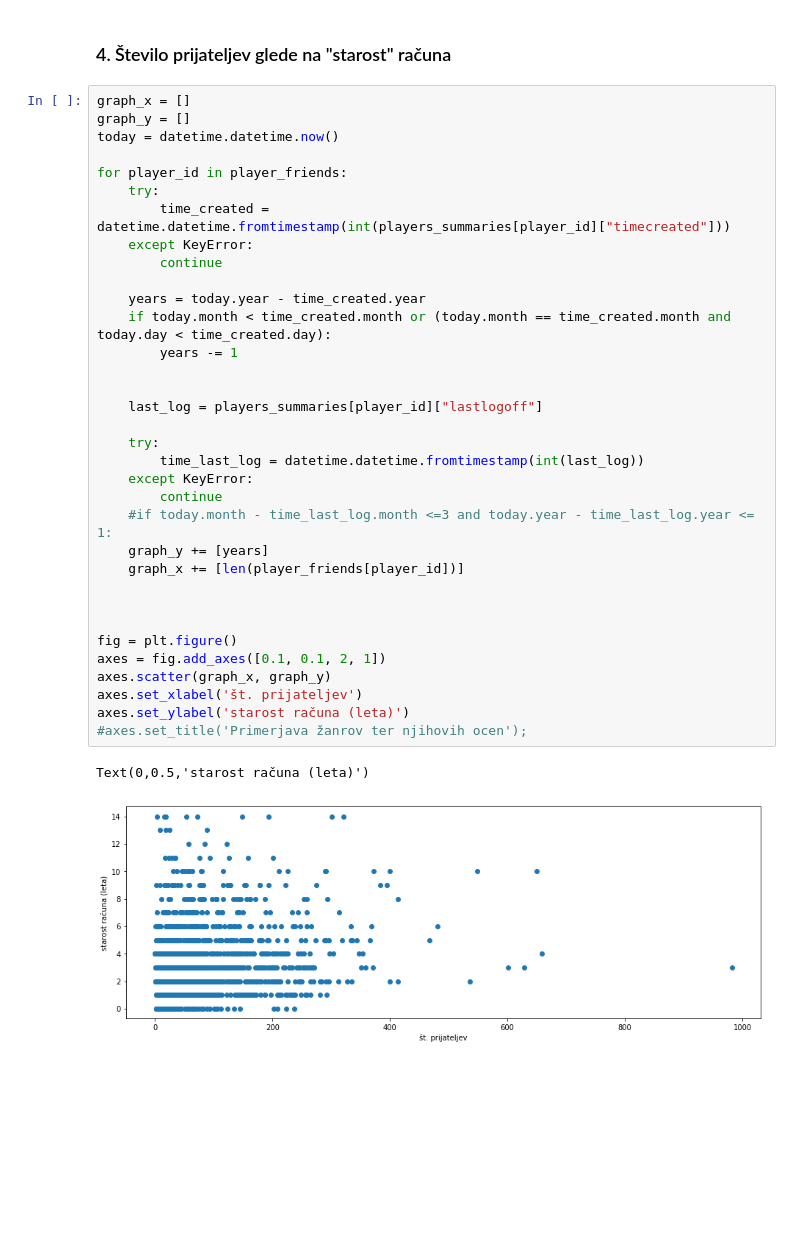
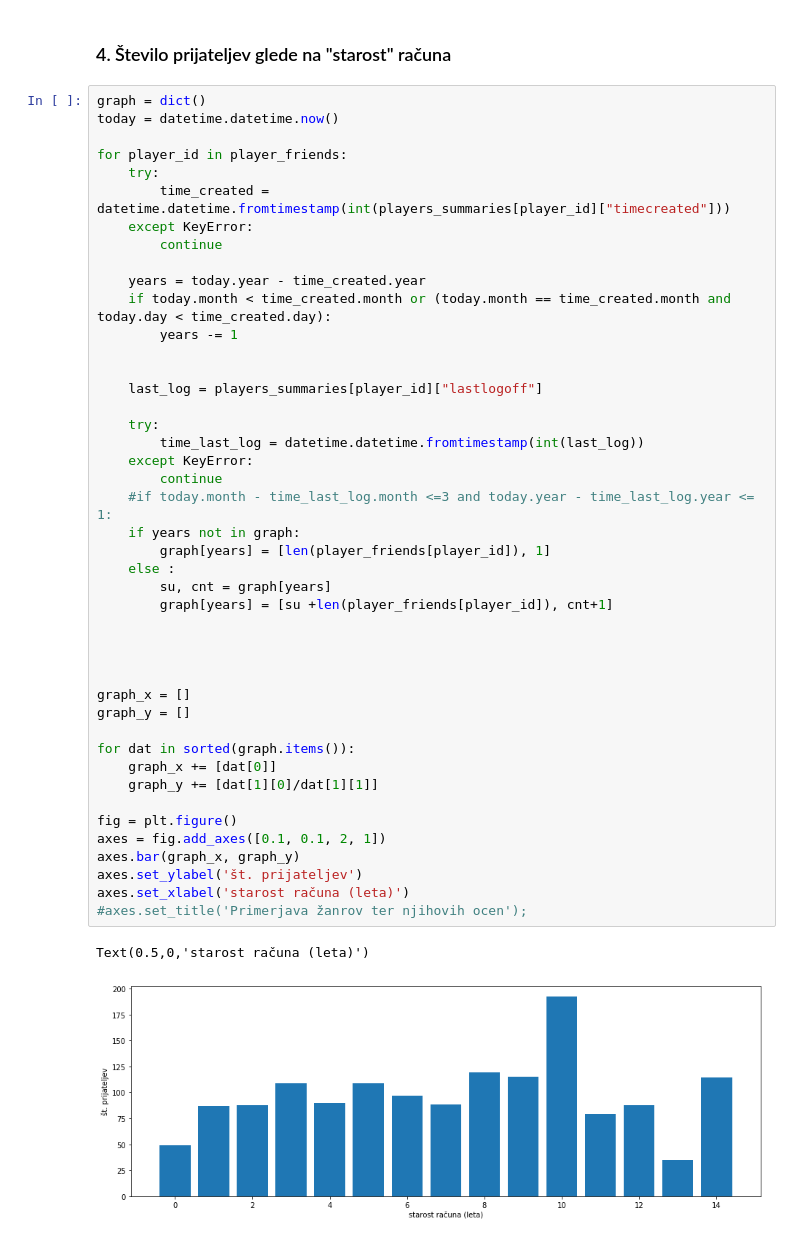
Before and after one commit to tstrus97/PR18TJA, a Jupyter notebook: Steam Project.ipynb, the cells around one changed output. Saved outputs shown, nothing was run; the diff lists cells and outputs as text; blank space fills up the shorter version.

Commit message:
graphing

```diff
--- a/Steam Project.ipynb
+++ b/Steam Project.ipynb
@@ -191,39 +194,49 @@ with open("player_friends.json", "w") as fp:
 # %% [markdown]
 ### 4. Število prijateljev glede na "starost" računa
 # %%
-graph_x = []
-graph_y = []
+graph = dict()
 today = datetime.datetime.now()
 
 for player_id in player_friends:
     try:
         time_created = datetime.datetime.fromtimestamp(int(players_summaries[player_id]["timecreated"]))
     except KeyError:
         continue
 
     years = today.year - time_created.year
     if today.month < time_created.month or (today.month == time_created.month and today.day < time_created.day):
         years -= 1
 
 
     last_log = players_summaries[player_id]["lastlogoff"]
 
     try:
         time_last_log = datetime.datetime.fromtimestamp(int(last_log))
     except KeyError:
         continue
     #if today.month - time_last_log.month <=3 and today.year - time_last_log.year <= 1:
-    graph_y += [years]
-    graph_x += [len(player_friends[player_id])]
+    if years not in graph:
+        graph[years] = [len(player_friends[player_id]), 1]
+    else :
+        su, cnt = graph[years]
+        graph[years] = [su +len(player_friends[player_id]), cnt+1]
 
 
 
+
+graph_x = []
+graph_y = []
+
+for dat in sorted(graph.items()):
+    graph_x += [dat[0]]
+    graph_y += [dat[1][0]/dat[1][1]]
+
 fig = plt.figure()
 axes = fig.add_axes([0.1, 0.1, 2, 1])
-axes.scatter(graph_x, graph_y)
-axes.set_xlabel('št. prijateljev')
-axes.set_ylabel('starost računa (leta)')
+axes.bar(graph_x, graph_y)
+axes.set_ylabel('št. prijateljev')
+axes.set_xlabel('starost računa (leta)')
 #axes.set_title('Primerjava žanrov ter njihovih ocen');
 # %% [output]
-Text(0,0.5,'starost računa (leta)')
+Text(0.5,0,'starost računa (leta)')
-[figure, old version]
+[figure, new version]
```
Also changed, not shown: parts of 2 cells of this notebook.
